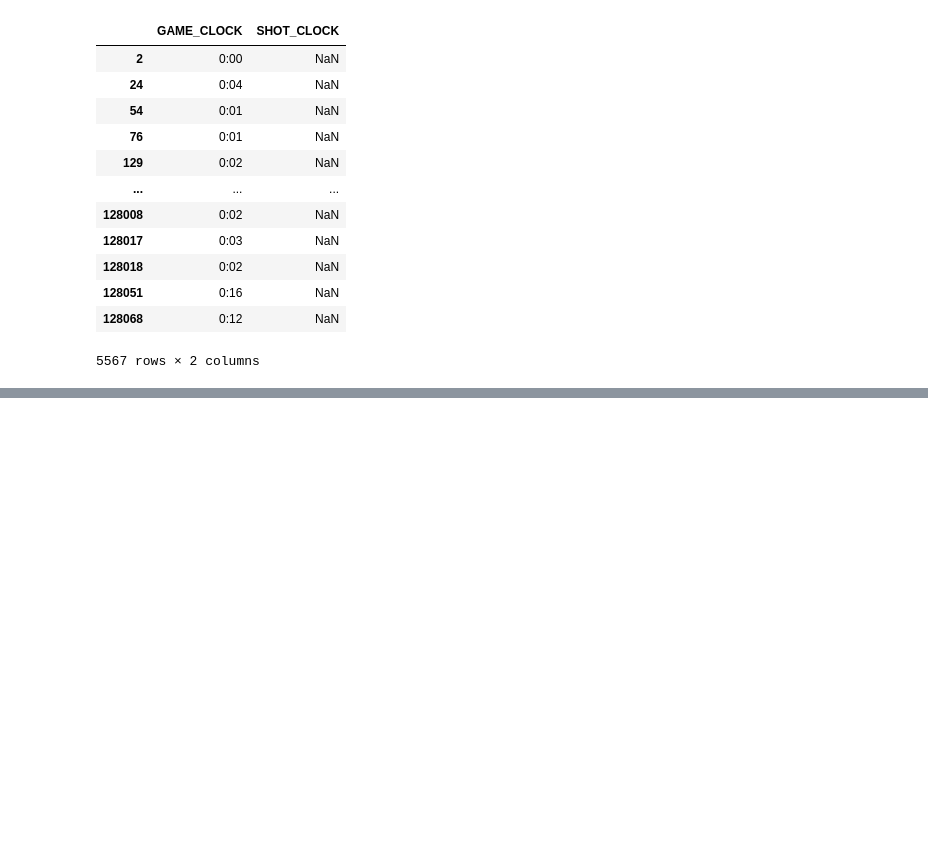
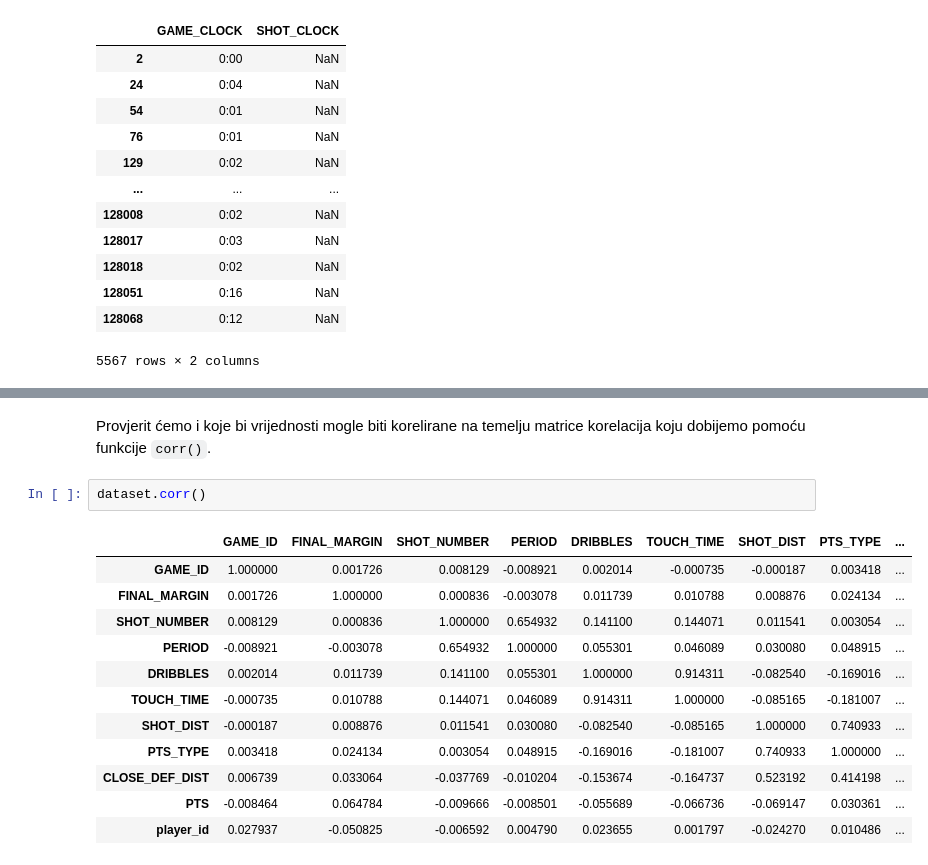
Before and after one commit to iva-maria/UZOP-projekt-2022-23, a Jupyter notebook: UZOP-projekt-0036522537.ipynb, the cells around one changed output, grey strips where cells are left out. Saved outputs shown, nothing was run; the diff lists cells and outputs as text; blank space fills up the shorter version.

```diff
--- a/UZOP-projekt-0036522537.ipynb
+++ b/UZOP-projekt-0036522537.ipynb
@@ -172,0 +262,17 @@ Vidimo da u stupcu `SHOT_CLOCK` više nema nedostajućih vrijednosti, već su on
+# %% [markdown]
+Provjerit ćemo i koje bi vrijednosti mogle biti korelirane na temelju matrice korelacija koju dobijemo pomoću funkcije `corr()`.
+# %%
+dataset.corr()
+# %% [output]
+|  | GAME_ID | FINAL_MARGIN | SHOT_NUMBER | PERIOD | DRIBBLES | TOUCH_TIME | SHOT_DIST | PTS_TYPE | ... |
+| GAME_ID | 1.000000 | 0.001726 | 0.008129 | -0.008921 | 0.002014 | -0.000735 | -0.000187 | 0.003418 | ... |
+| FINAL_MARGIN | 0.001726 | 1.000000 | 0.000836 | -0.003078 | 0.011739 | 0.010788 | 0.008876 | 0.024134 | ... |
+| SHOT_NUMBER | 0.008129 | 0.000836 | 1.000000 | 0.654932 | 0.141100 | 0.144071 | 0.011541 | 0.003054 | ... |
+| PERIOD | -0.008921 | -0.003078 | 0.654932 | 1.000000 | 0.055301 | 0.046089 | 0.030080 | 0.048915 | ... |
+| DRIBBLES | 0.002014 | 0.011739 | 0.141100 | 0.055301 | 1.000000 | 0.914311 | -0.082540 | -0.169016 | ... |
+| TOUCH_TIME | -0.000735 | 0.010788 | 0.144071 | 0.046089 | 0.914311 | 1.000000 | -0.085165 | -0.181007 | ... |
+| SHOT_DIST | -0.000187 | 0.008876 | 0.011541 | 0.030080 | -0.082540 | -0.085165 | 1.000000 | 0.740933 | ... |
+| PTS_TYPE | 0.003418 | 0.024134 | 0.003054 | 0.048915 | -0.169016 | -0.181007 | 0.740933 | 1.000000 | ... |
+| CLOSE_DEF_DIST | 0.006739 | 0.033064 | -0.037769 | -0.010204 | -0.153674 | -0.164737 | 0.523192 | 0.414198 | ... |
+| PTS | -0.008464 | 0.064784 | -0.009666 | -0.008501 | -0.055689 | -0.066736 | -0.069147 | 0.030361 | ... |
+| player_id | 0.027937 | -0.050825 | -0.006592 | 0.004790 | 0.023655 | 0.001797 | -0.024270 | 0.010486 | ... |
```
Also changed, not shown: parts of 27 cells of this notebook.
